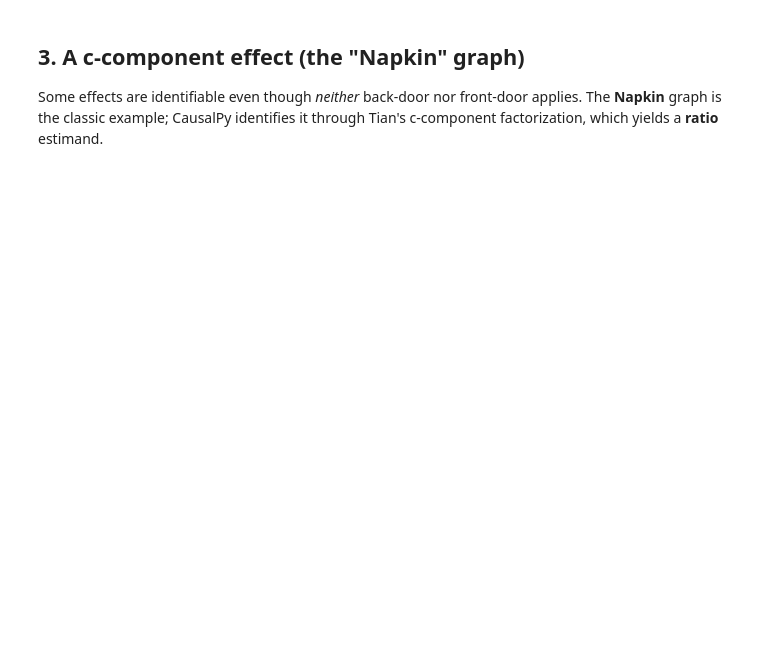
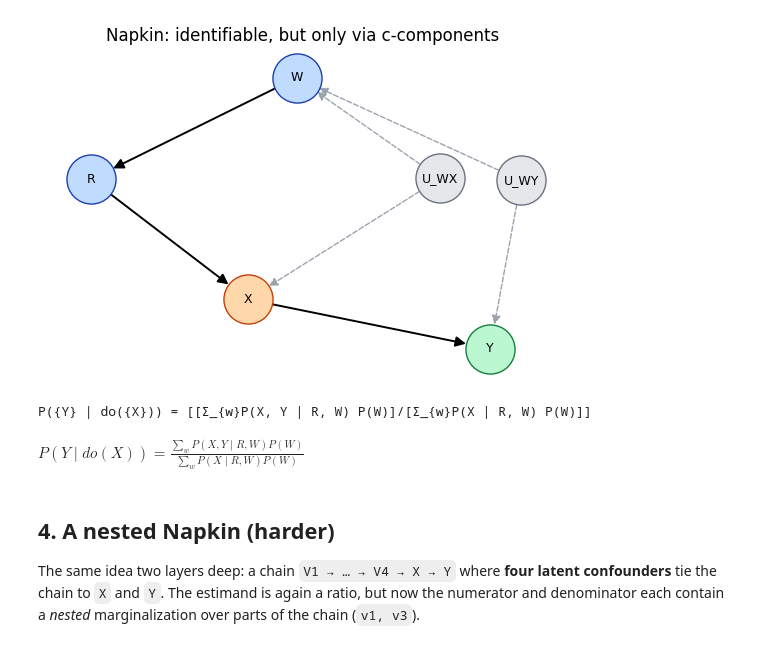
Before and after one commit to yonghanjung/CausalPy, a Jupyter notebook: tutorials/01_identification.ipynb, the cells around one changed output. Drawn from its saved outputs; the diff is of its cells as text; code cells hidden in the pictures; blank space fills up the shorter version.

```diff
--- a/tutorials/01_identification.ipynb
+++ b/tutorials/01_identification.ipynb
@@ -85,7 +125,17 @@ front-door-style expression.
+# %%
+G, X, Y = graph_of("Napkin_SCM")
+draw_admg(G, X, Y, title="Napkin: identifiable, but only via c-components")
+print(idq(G, X, Y))
+Math(idq_latex(G, X, Y))
+# %% [output]
+[figure, added]
+P({Y} | do({X})) = [[Σ_{w}P(X, Y | R, W) P(W)]/[Σ_{w}P(X | R, W) P(W)]]
+$\displaystyle P({Y} \mid do({X})) = \frac{\sum_{w}P(X, Y \mid R, W) P(W)}{\sum_{w}P(X \mid R, W) P(W)}$
 # %% [markdown]
-## 3. A c-component effect (the "Napkin" graph)
+## 4. A nested Napkin (harder)
 
-Some effects are identifiable even though *neither* back-door nor front-door applies.
-The **Napkin** graph is the classic example; CausalPy identifies it through Tian's
-c-component factorization, which yields a **ratio** estimand.
+The same idea two layers deep: a chain `V1 → … → V4 → X → Y` where **four latent
+confounders** tie the chain to `X` and `Y`. The estimand is again a ratio, but now
+the numerator and denominator each contain a *nested* marginalization over parts of
+the chain (`v1, v3`).
 # %%
```
Also changed, not shown: parts of 23 cells of this notebook, 10 other files.
